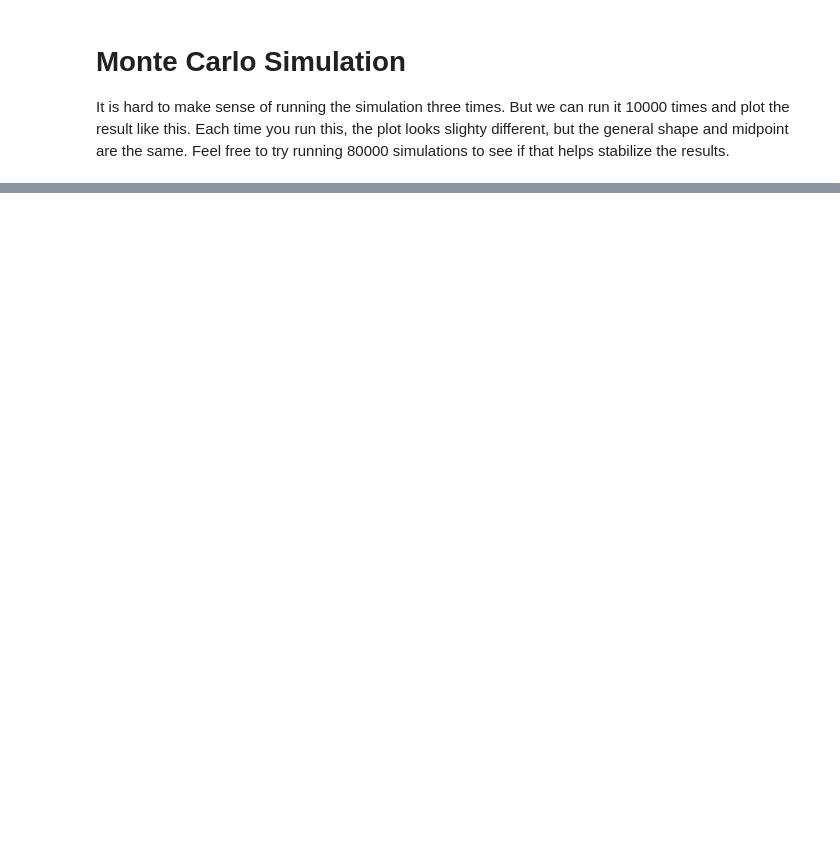
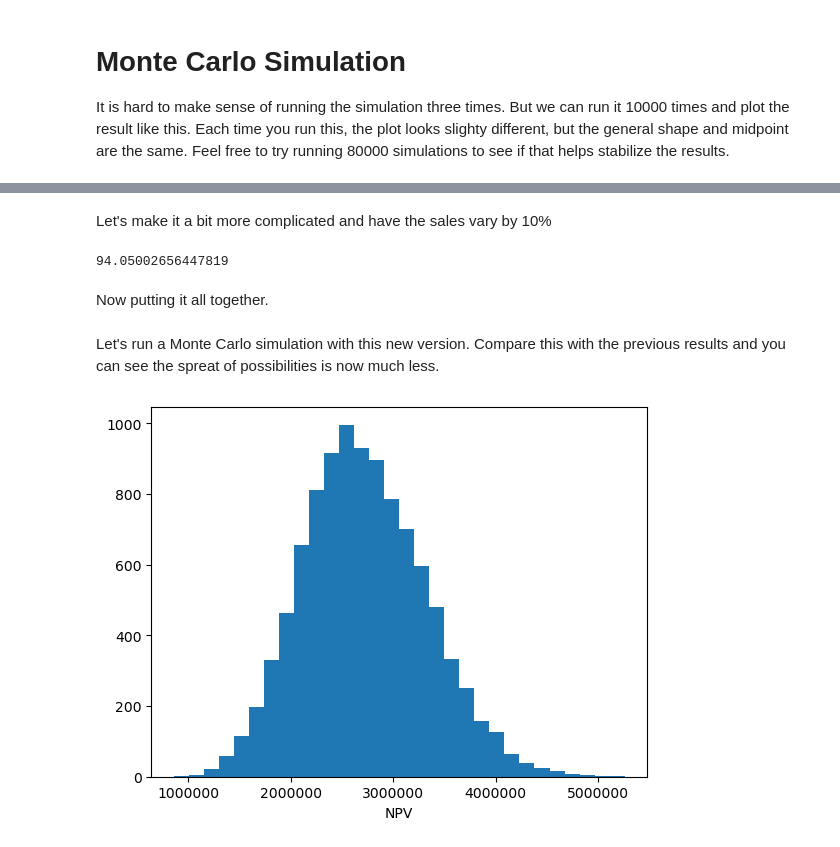
Before and after one commit to JohnMichaelHauck/ppm, a Jupyter notebook: ppm.ipynb, the cells around one changed output, grey strips where cells are left out. Cells and saved outputs as stored; diff of their text form; code cells hidden in the pictures; blank space fills up the shorter version.

```diff
--- a/ppm.ipynb
+++ b/ppm.ipynb
@@ -235,0 +259,57 @@ plt.show()
+# %% [markdown]
+Let's make it a bit more complicated and have the sales vary by 10%
+# %%
+exact_sales = np.interp(20000, price_range, sales_range)
+np.random.triangular(exact_sales * 0.9, exact_sales, exact_sales * 1.1)
+# %% [output]
+94.05002656447819
+# %% [markdown]
+Now putting it all together.
+# %%
+def simulate_npv_v2():
+
+    # the number of people (full time equivalents) on the development team
+    development_ftes = np.random.triangular(4, 5, 6)
+
+    # the number of years remaining to develop the product
+    remaining_development_years = round(np.random.triangular(3, 4, 5))
+
+    # the number of remaining years after development that the product will be sold
+    remaining_delay_years = round(np.random.triangular(0, 1, 2))
+
+    # the number of people that need to keep working on the product after development
+    maintenance_ftes = np.random.triangular(0, 0.5, 1)
+
+    # the cost to manufacture one unit of the product (in present dollars)
+    unit_cost_pv = np.random.triangular(8000, 10000, 12000)
+
+    # the selling price of the product (in present dollars)
+    unit_price_pv = np.random.triangular(unit_cost_pv * 1.9, unit_cost_pv * 2, unit_cost_pv * 2.1)
+
+    # the number of units that are expected to be sold per year
+    price_range = np.array([16000, 24000])
+    sales_range = np.array([120, 80])
+    exact_sales = np.interp(20000, price_range, sales_range)
+    yearly_unit_sales = np.random.triangular(exact_sales * 0.9, exact_sales, exact_sales * 1.1)
+
+    # the number of years that the product is expected to be sold
+    remaining_years_of_sales = round(np.random.triangular(8, 10, 12))
+
+    npv = calculate_npv(remaining_development_years, development_ftes, maintenance_ftes, remaining_delay_years, unit_cost_pv, unit_price_pv, yearly_unit_sales, remaining_years_of_sales)
+
+    return npv
+# %% [markdown]
+Let's run a Monte Carlo simulation with this new version. Compare this with the previous results and you can see the spreat of possibilities is now much less.
+# %%
+npvs = []
+
+for i in range(10000):
+    npv = simulate_npv_v2()
+    npvs.append(npv)
+
+plt.hist(npvs, bins=30)
+plt.xlabel('NPV')
+plt.ticklabel_format(style='plain', axis='x')
+plt.show()
+# %% [output]
+[figure, added]
```
Also changed, not shown: parts of 9 cells of this notebook.
